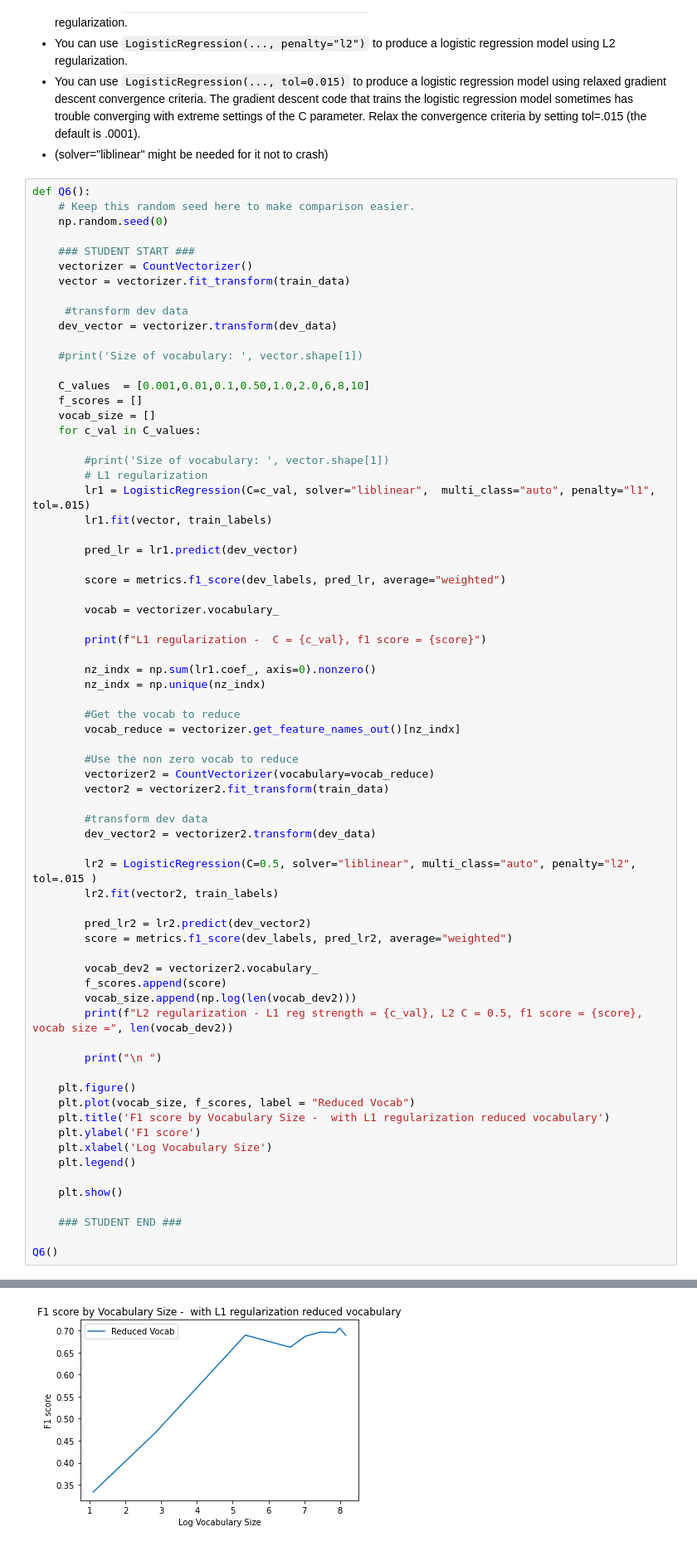
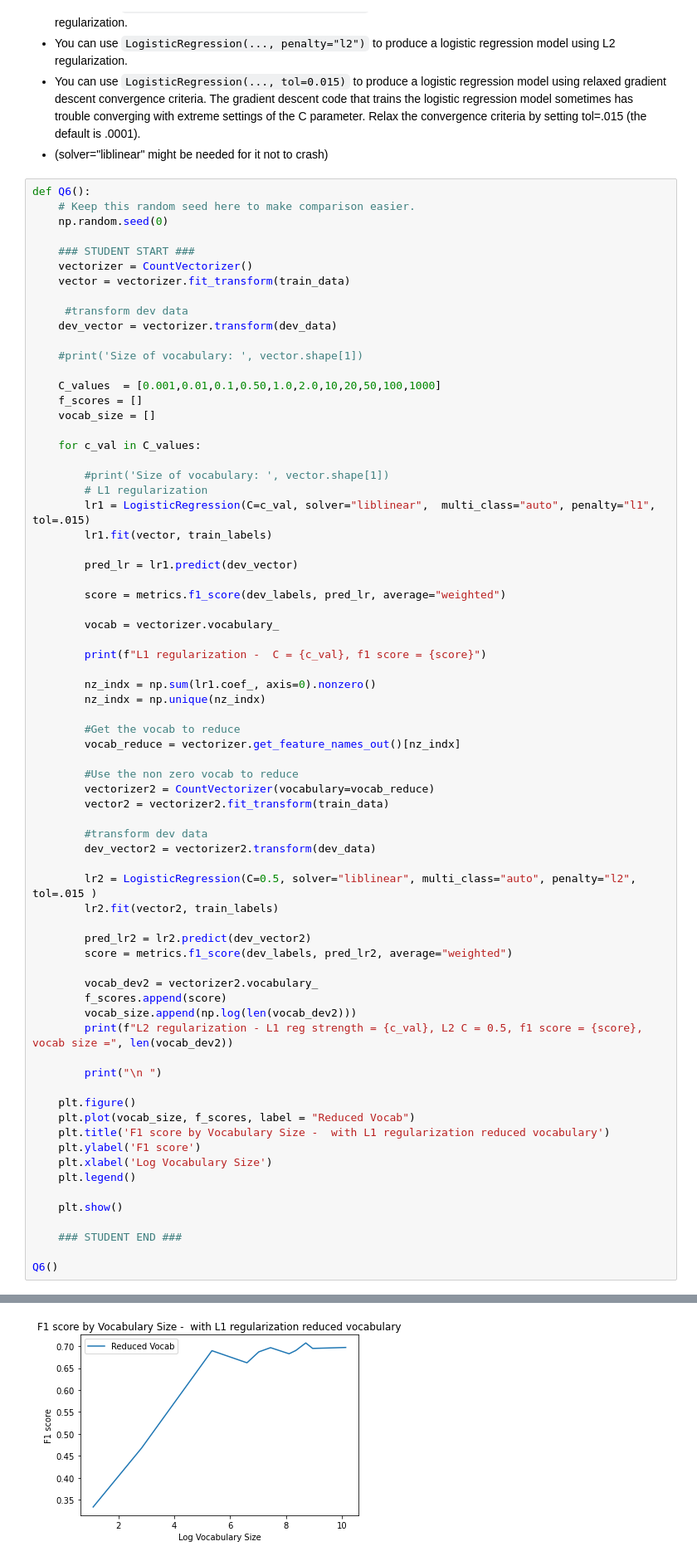
Before and after one commit to ssburgan/w207_coursework, a Jupyter notebook: Sybil_SantosBurgan_project3.ipynb, the cells around one changed output, grey strips where cells are left out. Shown at 83% size. Saved outputs shown, nothing was run; the diff lists cells and outputs as text.

```diff
--- a/Sybil_SantosBurgan_project3.ipynb
+++ b/Sybil_SantosBurgan_project3.ipynb
@@ -588,9 +586,10 @@ def Q6():
 
     #print('Size of vocabulary: ', vector.shape[1])
 
-    C_values  = [0.001,0.01,0.1,0.50,1.0,2.0,6,8,10]
+    C_values  = [0.001,0.01,0.1,0.50,1.0,2.0,10,20,50,100,1000]
     f_scores = []
     vocab_size = []
+
     for c_val in C_values:
 
         #print('Size of vocabulary: ', vector.shape[1])
@@ -665,4 +664,4 @@ L2 regularization - L1 reg strength = 10, L2 C = 0.5, f1 score = 0.6890856791405
-[figure, old version]
+[figure, new version]
 # %% [markdown]
 **ANSWER: How does performance of the models based on reduced vocabularies compare to that of a model based on the full vocabulary?**
 
```
Also changed, not shown: parts of 5 cells of this notebook.
